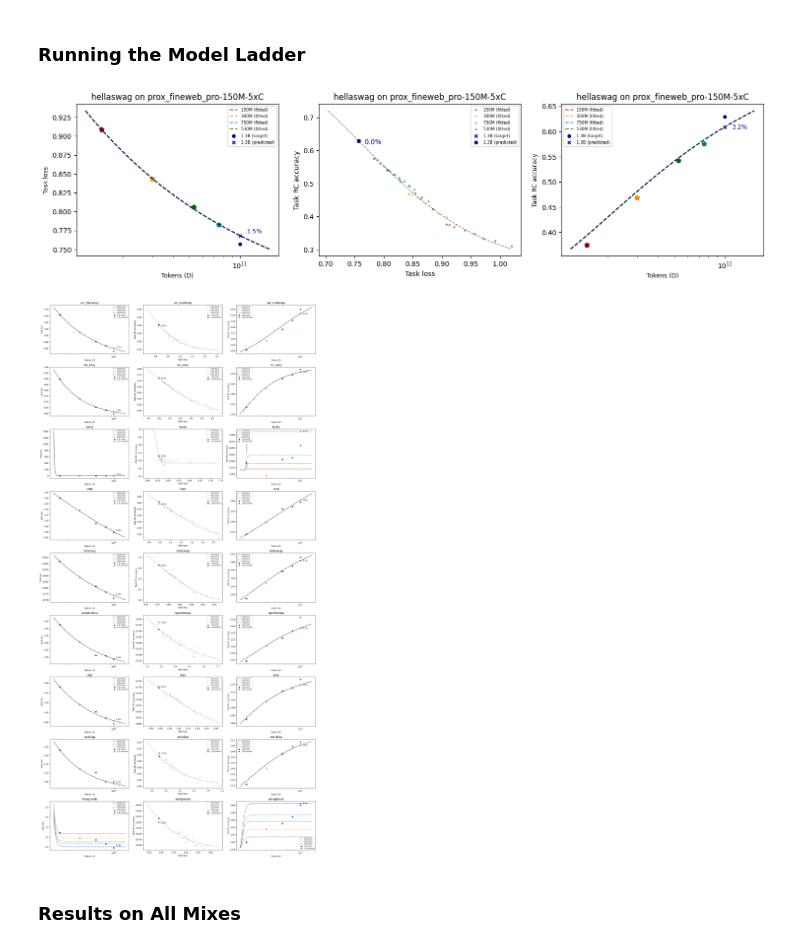
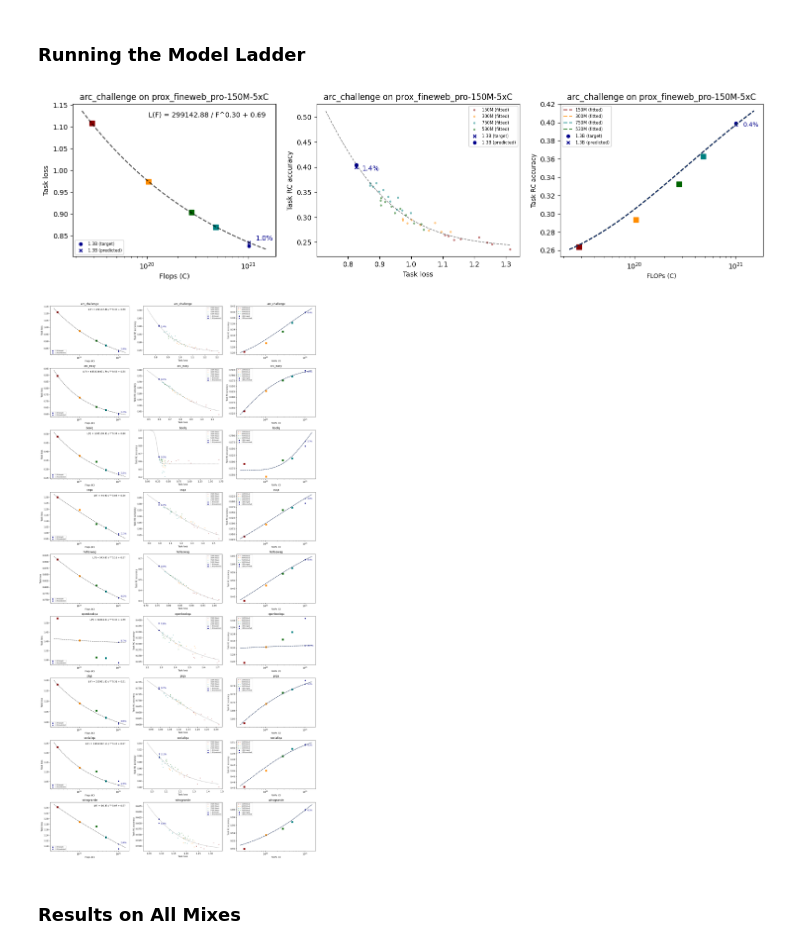
Before and after one commit to davidheineman/new-evals, a Jupyter notebook: analysis/notebooks/ian_ladder.ipynb, the cells around one changed output. Cells and saved outputs as stored; diff of their text form; code cells hidden in the pictures.

```diff
--- a/analysis/notebooks/ian_ladder.ipynb
+++ b/analysis/notebooks/ian_ladder.ipynb
@@ -52,28 +53,29 @@ ladder_config_path = f'{ROOT_DIR}/olmo-repos/OLMo/scripts/scaling/cheap_decision
 # %%
 import matplotlib.pyplot as plt
 from ladder import run_ladder
 
 fig, axes = plt.subplots(1, 3, figsize=(6*3, 4), squeeze=False)
 
-task_name = "hellaswag"
+task_name = "arc_challenge"
 example_models = [m for m in MODELS if 'prox_fineweb_pro' in m]
 
 train_models, eval_models = [m for m in example_models if '1B' not in m], [m for m in example_models if '1B' in m]
 _, _, _ = run_ladder(
     df,
     task_name,
     train_models=train_models,
     # eval_models=["peteish7", "peteish13-highlr"],
     # eval_models=["peteish7"],
     eval_models=eval_models,
     config_path=ladder_config_path,
+    use_flops=True,
     axes=axes[0],
 )
 
 for ax in axes[0]:
     ax.set_title(f'{task_name} on {example_models[0]}')
 # %% [output]
-[figure, old version]
+[figure, new version]
 # %%
 from tqdm import tqdm
 
@@ -91,6 +93,7 @@ for i, task in tqdm(enumerate(TASKS), desc='Fitting model ladder predictions', t
             train_models=train_models,
             eval_models=eval_models, # ["peteish7"], # ["peteish13-highlr"],
             config_path=ladder_config_path,
+            use_flops=True,
             axes=axes[i],
         )
     except Exception as e:
@@ -99,7 +102,7 @@ for i, task in tqdm(enumerate(TASKS), desc='Fitting model ladder predictions', t
 
 fig.tight_layout()
 # %% [output]
-[figure, old version]
+[figure, new version]
 # %% [markdown]
 ### Results on All Mixes
 # %%
```
Also changed, not shown: parts of 9 cells of this notebook.
